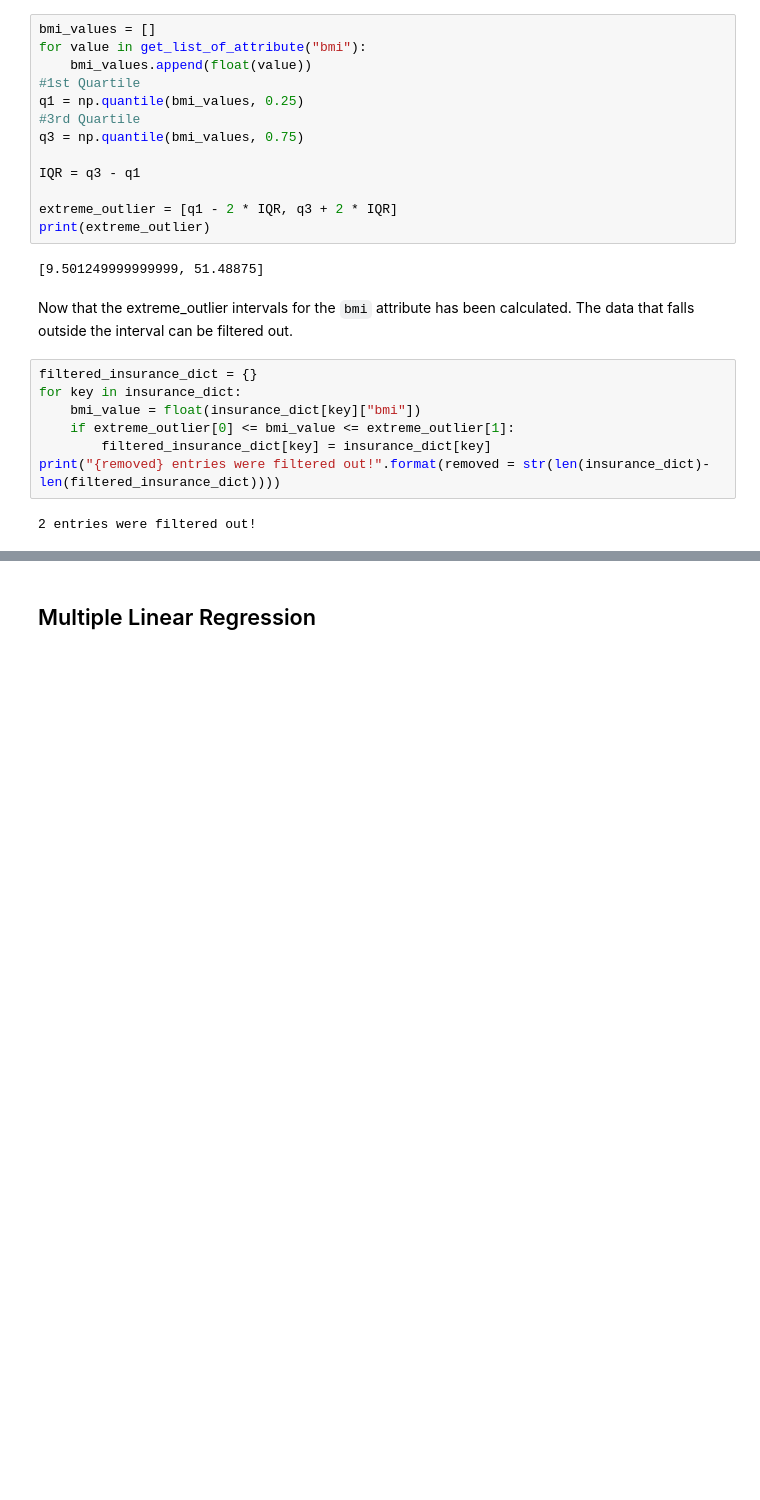
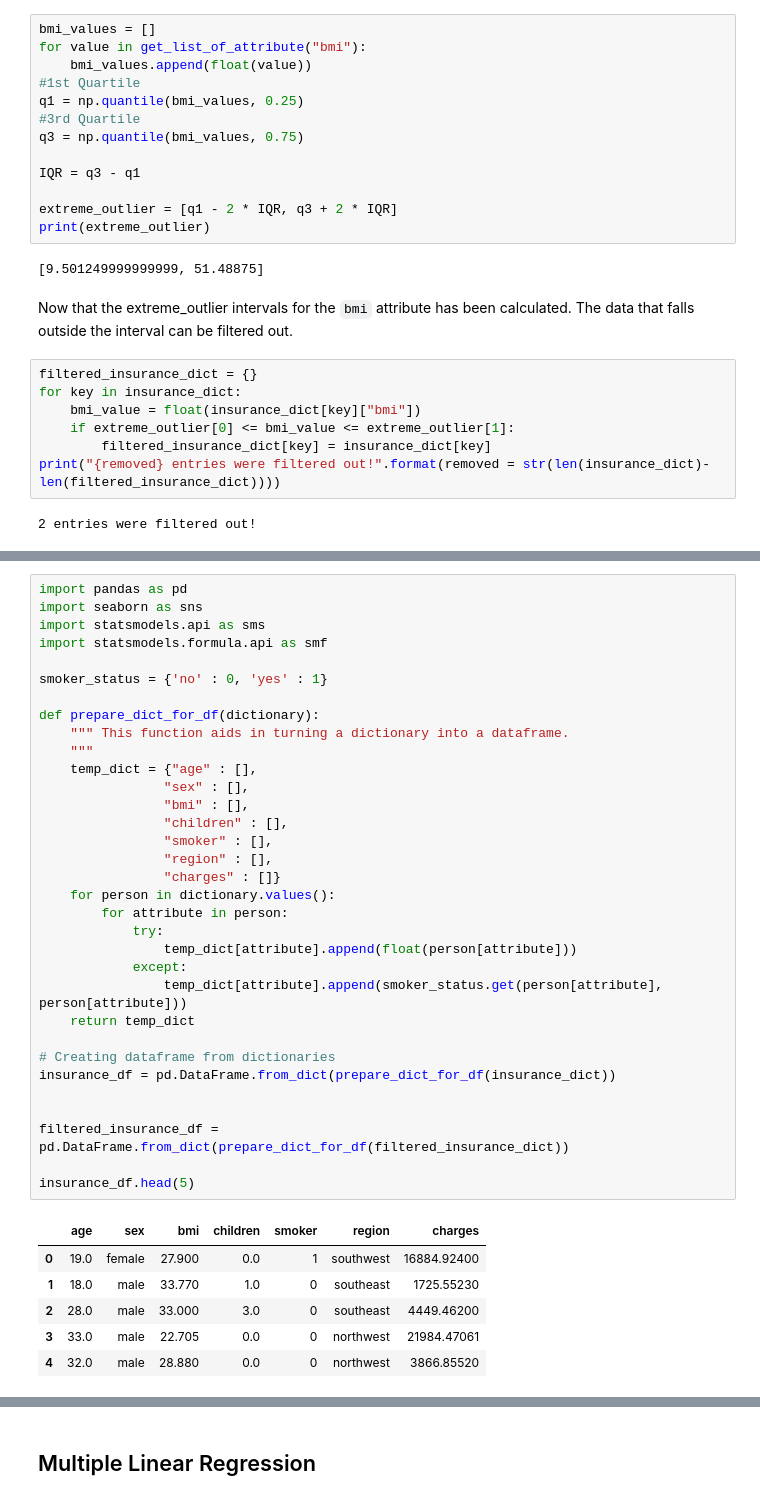
Before and after one commit to TrymNOHG/medical-cost-ml, a Jupyter notebook: us-medical-insurance-costs.ipynb, the cells around one changed output, grey strips where cells are left out. Drawn from its saved outputs; the diff is of its cells as text; blank space fills up the shorter version.

```diff
--- a/us-medical-insurance-costs.ipynb
+++ b/us-medical-insurance-costs.ipynb
@@ -331,0 +357,40 @@ create_boxplot("bmi")
+# %%
+import pandas as pd
+import seaborn as sns
+import statsmodels.api as sms
+import statsmodels.formula.api as smf
+
+smoker_status = {'no' : 0, 'yes' : 1}
+
+def prepare_dict_for_df(dictionary):
+    """ This function aids in turning a dictionary into a dataframe.
+    """
+    temp_dict = {"age" : [],
+                "sex" : [],
+                "bmi" : [],
+                "children" : [],
+                "smoker" : [],
+                "region" : [],
+                "charges" : []}
+    for person in dictionary.values():
+        for attribute in person:
+            try:
+                temp_dict[attribute].append(float(person[attribute]))
+            except:
+                temp_dict[attribute].append(smoker_status.get(person[attribute], person[attribute]))
+    return temp_dict
+
+# Creating dataframe from dictionaries
+insurance_df = pd.DataFrame.from_dict(prepare_dict_for_df(insurance_dict))
+
+
+filtered_insurance_df = pd.DataFrame.from_dict(prepare_dict_for_df(filtered_insurance_dict))
+
+insurance_df.head(5)
+# %% [output]
+|  | age | sex | bmi | children | smoker | region | charges |
+| 0 | 19.0 | female | 27.900 | 0.0 | 1 | southwest | 16884.92400 |
+| 1 | 18.0 | male | 33.770 | 1.0 | 0 | southeast | 1725.55230 |
+| 2 | 28.0 | male | 33.000 | 3.0 | 0 | southeast | 4449.46200 |
+| 3 | 33.0 | male | 22.705 | 0.0 | 0 | northwest | 21984.47061 |
+| 4 | 32.0 | male | 28.880 | 0.0 | 0 | northwest | 3866.85520 |
```
Also changed, not shown: parts of 29 cells of this notebook.
